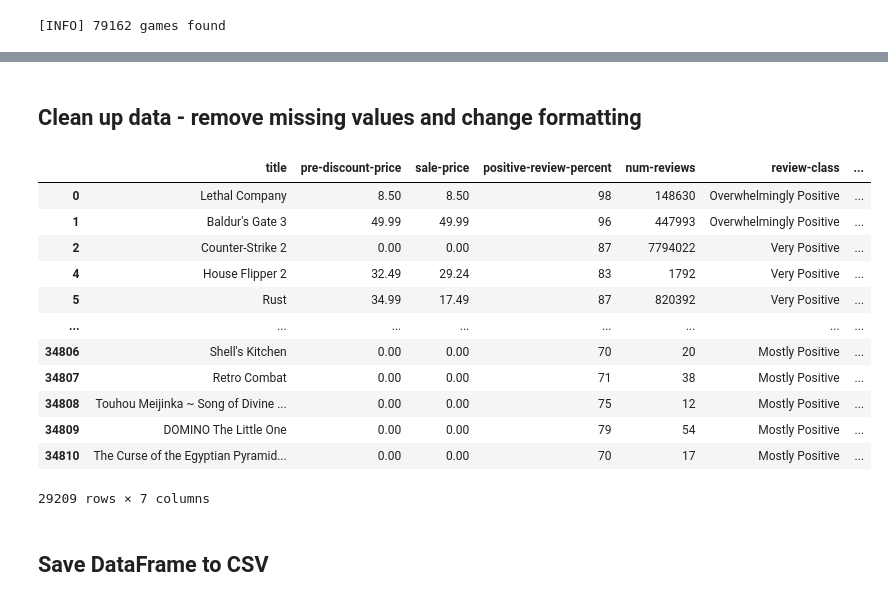
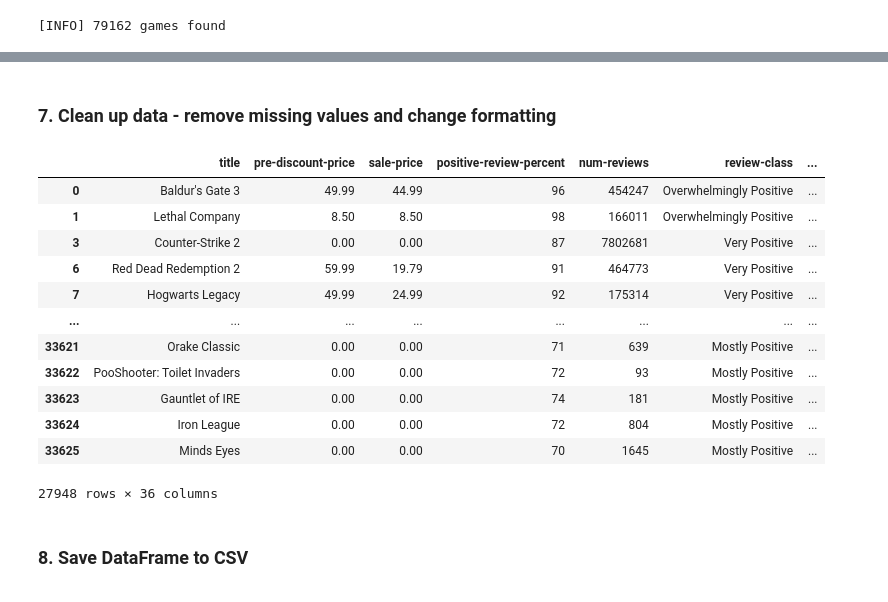
Before and after one commit to Max8Curtis/SteamAnalysis, a Jupyter notebook: data_scrape.ipynb, the cells around one changed output, grey strips where cells are left out. Drawn from its saved outputs; the diff is of its cells as text; code cells hidden in the pictures.

```diff
--- a/data_scrape.ipynb
+++ b/data_scrape.ipynb
@@ -195,0 +291,3 @@ df
+# %%
+df = df_raw
+df
@@ -226,11 +338,14 @@ def switch(date):
         return '12'
     return None
 
+df_raw = df
+
 # Change date format to YYYY-MM-DD
 print('[INFO] Changing date format...')
+converted_dates = []
 for i in tqdm(range(len(df))):
     date = str(df['date-released'].iloc[i])
-    if not date == 'None' and not '-' in date:
+    if len(date.split(" ")) == 3 and "," in date:
         try:
             year = date[date.index(", ")+2:]
             month = date[date.index(" ")+1:date.index(",")]
@@ -239,8 +354,14 @@ for i in tqdm(range(len(df))):
             date = year + '-' + month + '-' + day.zfill(2)
         except:
             date = 'None'
-        df['date-released'].iloc[i] = date
+    elif len(date.split("-")) == 3:
+        date = date
+    else:
+        date = 'None'
+    converted_dates.append(date)
 
-df_raw = df
+# print(converted_dates)
+df['date-released'] = converted_dates
+df
 # %% [output]
 [INFO] Changing date format...
@@ -247,43 +381,67 @@ df_raw = df
 # %% [markdown]
-## Clean up data - remove missing values and change formatting
+### 7. Clean up data - remove missing values and change formatting
 # %%
 # Remove rows where review-class is None
 df = df.loc[df['review-class'].notna()]
 
 df = df.loc[df['sale-price'].notna()]
 df = df.loc[df['pre-discount-price'].notna()]
 
+converted_disc_prices = []
+converted_sale_prices = []
+review_classes = []
+for i in tqdm(range(len(df))):
+    # Change empty review-class values to None
+    if len(df['review-class'].iloc[i]) == 0:
+        review_class = None
+    else:
+        review_class = df['review-class'].iloc[i]
 
-for i in tqdm(range(len(df))):
     discount_price = df['pre-discount-price'].iloc[i]
     sale_price = df['sale-price'].iloc[i]
 
     if sale_price == 'Free':
         sale_price = '0.00'
         discount_price = '0.00'
+    if len(sale_price) == 0:
+        sale_price = None
+    else:
+        sale_price = sale_price.replace("£", "")
+    if len(discount_price) == 0:
+        discount_price = None
+    else:
+        discount_price = discount_price.replace("£", "")
 
-    discount_price = discount_price.replace("£", "")
-    sale_price = sale_price.replace("£", "")
 
-    df['pre-discount-price'].iloc[i] = discount_price
-    df['sale-price'].iloc[i] = sale_price
+    converted_disc_prices.append(discount_price)
+    converted_sale_prices.append(sale_price)
+    review_classes.append(review_class)
+
+df['pre-discount-price'] = converted_disc_prices
+df['sale-price'] = converted_sale_prices
+df['review-class'] = review_classes
+
+df = df.loc[df['sale-price'].notna()]
+df = df.loc[df['pre-discount-price'].notna()]
+
+df = df.loc[df['review-class'].notna()]
 
 df
 # %% [output]
 |  | title | pre-discount-price | sale-price | positive-review-percent | num-reviews | review-class | ... |
-| 0 | Lethal Company | 8.50 | 8.50 | 98 | 148630 | Overwhelmingly Positive | ... |
-| 1 | Baldur's Gate 3 | 49.99 | 49.99 | 96 | 447993 | Overwhelmingly Positive | ... |
-| 2 | Counter-Strike 2 | 0.00 | 0.00 | 87 | 7794022 | Very Positive | ... |
-| 4 | House Flipper 2 | 32.49 | 29.24 | 83 | 1792 | Very Positive | ... |
-| 5 | Rust | 34.99 | 17.49 | 87 | 820392 | Very Positive | ... |
+| 0 | Baldur's Gate 3 | 49.99 | 44.99 | 96 | 454247 | Overwhelmingly Positive | ... |
+| 1 | Lethal Company | 8.50 | 8.50 | 98 | 166011 | Overwhelmingly Positive | ... |
+| 3 | Counter-Strike 2 | 0.00 | 0.00 | 87 | 7802681 | Very Positive | ... |
+| 6 | Red Dead Redemption 2 | 59.99 | 19.79 | 91 | 464773 | Very Positive | ... |
+| 7 | Hogwarts Legacy | 49.99 | 24.99 | 92 | 175314 | Very Positive | ... |
 | ... | ... | ... | ... | ... | ... | ... | ... |
-| 34806 | Shell's Kitchen | 0.00 | 0.00 | 70 | 20 | Mostly Positive | ... |
-| 34807 | Retro Combat | 0.00 | 0.00 | 71 | 38 | Mostly Positive | ... |
-| 34808 | Touhou Meijinka ~ Song of Divine ... | 0.00 | 0.00 | 75 | 12 | Mostly Positive | ... |
-| 34809 | DOMINO The Little One | 0.00 | 0.00 | 79 | 54 | Mostly Positive | ... |
-| 34810 | The Curse of the Egyptian Pyramid... | 0.00 | 0.00 | 70 | 17 | Mostly Positive | ... |
+| 33621 | Orake Classic | 0.00 | 0.00 | 71 | 639 | Mostly Positive | ... |
+| 33622 | PooShooter: Toilet Invaders | 0.00 | 0.00 | 72 | 93 | Mostly Positive | ... |
+| 33623 | Gauntlet of IRE | 0.00 | 0.00 | 74 | 181 | Mostly Positive | ... |
+| 33624 | Iron League | 0.00 | 0.00 | 72 | 804 | Mostly Positive | ... |
+| 33625 | Minds Eyes | 0.00 | 0.00 | 70 | 1645 | Mostly Positive | ... |
-29209 rows × 7 columns
+27948 rows × 36 columns
 # %% [markdown]
-## Save DataFrame to CSV
+### 8. Save DataFrame to CSV
 # %%
 def save_df(df):
```
Also changed, not shown: parts of 14 cells of this notebook.
